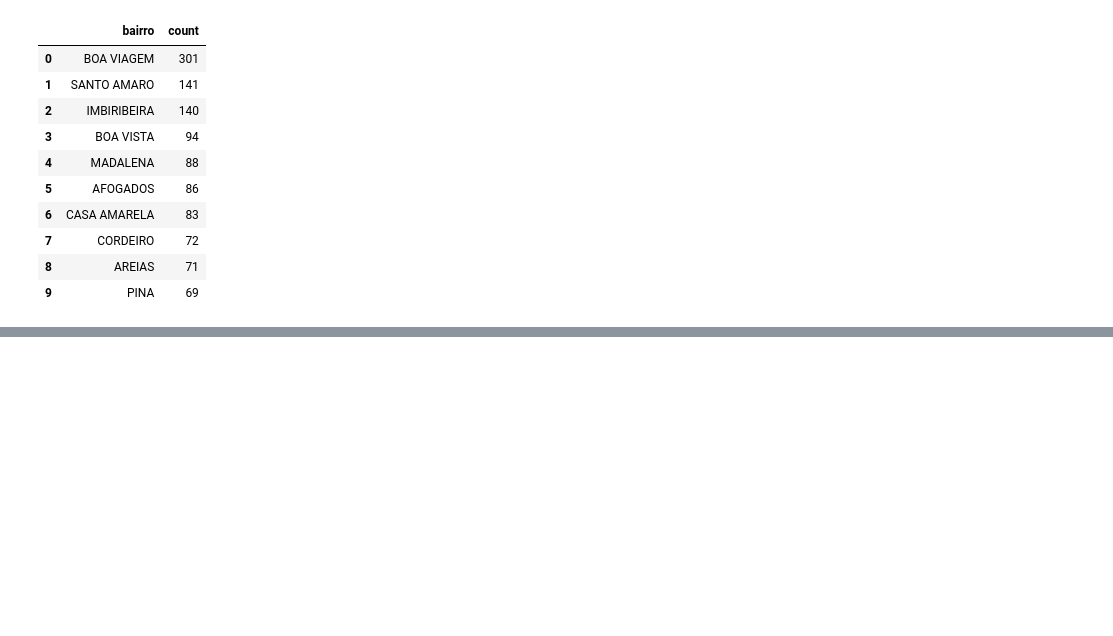
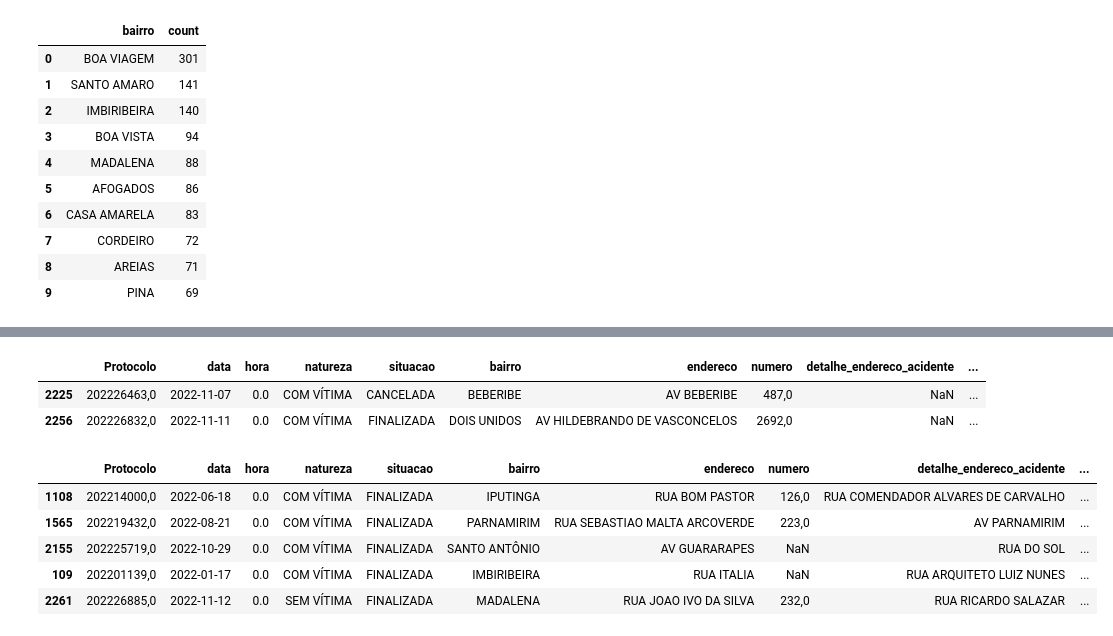
Before and after one commit to alpessoa/ImersaoPythonParaDados, a Jupyter notebook: Pandas.ipynb, the cells around one changed output, grey strips where cells are left out. Drawn from its saved outputs; the diff is of its cells as text; code cells hidden in the pictures; blank space fills up the shorter version.

```diff
--- a/Pandas.ipynb
+++ b/Pandas.ipynb
@@ -214,0 +302,3 @@ fig.show()
+# %%
+df["Mes_acidente"] = df["data"].dt.month  #criando uma nova coluna
+df.sample(2)
@@ -214,0 +331,6 @@ fig.show()
+# %%
+def tevevitima(coluna):
+    if coluna == 0.0:
+        return "Não houve vítima."
+    else:
+        return "Houve vítima"
@@ -214,0 +347,46 @@ fig.show()
+# %%
+df["Teve_vitima"] = df["vitimas"].apply(tevevitima) #criando nova coluna e usando a função
+# %%
+df.sample(2)
+# %% [output]
+|  | Protocolo | data | hora | natureza | situacao | bairro | endereco | numero | detalhe_endereco_acidente | ... |
+| 2225 | 202226463,0 | 2022-11-07 | 0.0 | COM VÍTIMA | CANCELADA | BEBERIBE | AV BEBERIBE | 487,0 | NaN | ... |
+| 2256 | 202226832,0 | 2022-11-11 | 0.0 | COM VÍTIMA | FINALIZADA | DOIS UNIDOS | AV HILDEBRANDO DE VASCONCELOS | 2692,0 | NaN | ... |
+# %%
+def mes(coluna):
+    if coluna == 1:
+        return "Janeiro"
+    elif coluna == 2:
+        return "Fevereiro"
+    elif coluna == 3:
+        return "Março"
+    elif coluna == 4:
+        return "Abril"
+    elif coluna == 5:
+        return "Maio"
+    elif coluna == 6:
+        return "Junho"
+    elif coluna == 7:
+        return "Julho"
+    elif coluna == 8:
+        return "Agosto"
+    elif coluna == 9:
+        return "Setembro"
+    elif coluna == 10:
+        return "Outubro"
+    elif coluna == 11:
+        return "Novembro"
+    elif coluna == 12:
+        return "Dezembro"
+    else:
+        return "não é mês"
+# %%
+df["Mes_acidente1"] = df["Mes_acidente"].apply(mes)
+df.sample(5)
+# %% [output]
+|  | Protocolo | data | hora | natureza | situacao | bairro | endereco | numero | detalhe_endereco_acidente | ... |
+| 1108 | 202214000,0 | 2022-06-18 | 0.0 | COM VÍTIMA | FINALIZADA | IPUTINGA | RUA BOM PASTOR | 126,0 | RUA COMENDADOR ALVARES DE CARVALHO | ... |
+| 1565 | 202219432,0 | 2022-08-21 | 0.0 | COM VÍTIMA | FINALIZADA | PARNAMIRIM | RUA SEBASTIAO MALTA ARCOVERDE | 223,0 | AV PARNAMIRIM | ... |
+| 2155 | 202225719,0 | 2022-10-29 | 0.0 | COM VÍTIMA | FINALIZADA | SANTO ANTÔNIO | AV GUARARAPES | NaN | RUA DO SOL | ... |
+| 109 | 202201139,0 | 2022-01-17 | 0.0 | COM VÍTIMA | FINALIZADA | IMBIRIBEIRA | RUA ITALIA | NaN | RUA ARQUITETO LUIZ NUNES | ... |
+| 2261 | 202226885,0 | 2022-11-12 | 0.0 | SEM VÍTIMA | FINALIZADA | MADALENA | RUA JOAO IVO DA SILVA | 232,0 | RUA RICARDO SALAZAR | ... |
```
Also changed, not shown: parts of 17 cells of this notebook, 2 other files.
